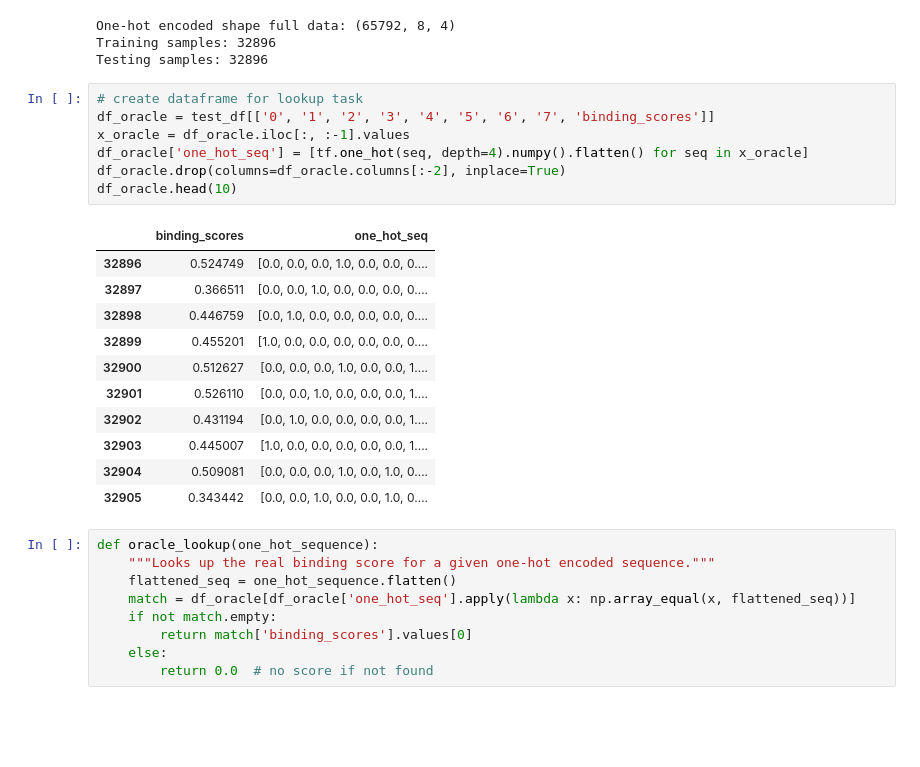
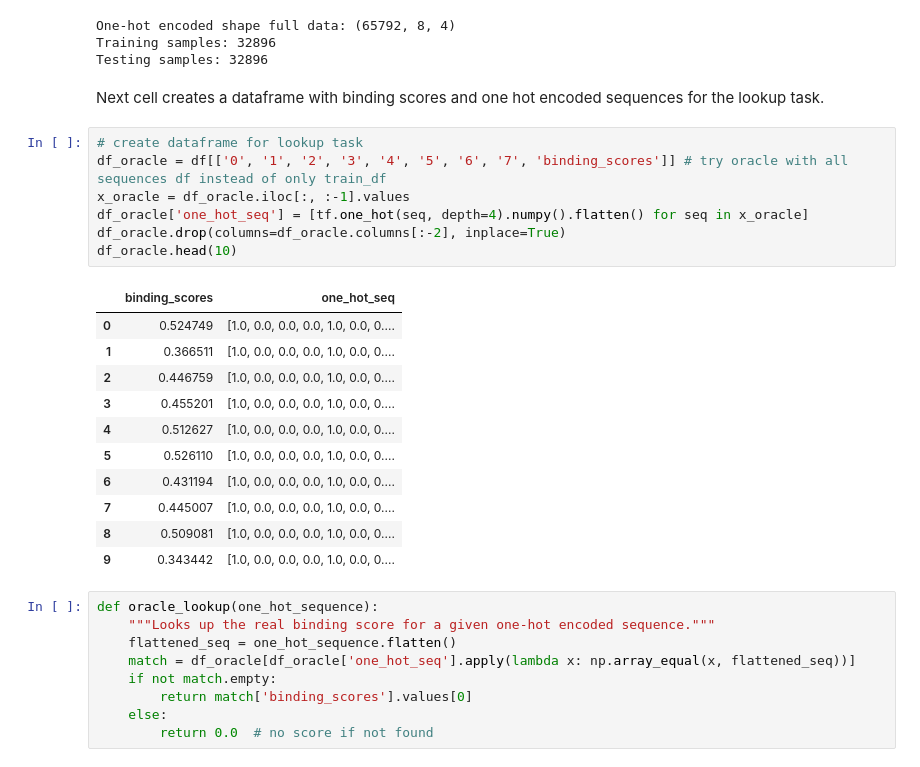
Before and after one commit to meier108/PracticalWork, a Jupyter notebook: main.ipynb, the cells around one changed output. Saved outputs shown, nothing was run; the diff lists cells and outputs as text; blank space fills up the shorter version.

```diff
--- a/main.ipynb
+++ b/main.ipynb
@@ -78,25 +78,27 @@ print(f'Testing samples: {x_test.shape[0]}')
 One-hot encoded shape full data: (65792, 8, 4)
 Training samples: 32896
 Testing samples: 32896
+# %% [markdown]
+Next cell creates a dataframe with binding scores and one hot encoded sequences for the lookup task.
 # %%
 # create dataframe for lookup task
-df_oracle = test_df[['0', '1', '2', '3', '4', '5', '6', '7', 'binding_scores']]
+df_oracle = df[['0', '1', '2', '3', '4', '5', '6', '7', 'binding_scores']] # try oracle with all sequences df instead of only train_df
 x_oracle = df_oracle.iloc[:, :-1].values
 df_oracle['one_hot_seq'] = [tf.one_hot(seq, depth=4).numpy().flatten() for seq in x_oracle]
 df_oracle.drop(columns=df_oracle.columns[:-2], inplace=True)
 df_oracle.head(10)
 # %% [output]
 |  | binding_scores | one_hot_seq |
-| 32896 | 0.524749 | [0.0, 0.0, 0.0, 1.0, 0.0, 0.0, 0.... |
-| 32897 | 0.366511 | [0.0, 0.0, 1.0, 0.0, 0.0, 0.0, 0.... |
-| 32898 | 0.446759 | [0.0, 1.0, 0.0, 0.0, 0.0, 0.0, 0.... |
-| 32899 | 0.455201 | [1.0, 0.0, 0.0, 0.0, 0.0, 0.0, 0.... |
-| 32900 | 0.512627 | [0.0, 0.0, 0.0, 1.0, 0.0, 0.0, 1.... |
-| 32901 | 0.526110 | [0.0, 0.0, 1.0, 0.0, 0.0, 0.0, 1.... |
-| 32902 | 0.431194 | [0.0, 1.0, 0.0, 0.0, 0.0, 0.0, 1.... |
-| 32903 | 0.445007 | [1.0, 0.0, 0.0, 0.0, 0.0, 0.0, 1.... |
-| 32904 | 0.509081 | [0.0, 0.0, 0.0, 1.0, 0.0, 1.0, 0.... |
-| 32905 | 0.343442 | [0.0, 0.0, 1.0, 0.0, 0.0, 1.0, 0.... |
+| 0 | 0.524749 | [1.0, 0.0, 0.0, 0.0, 1.0, 0.0, 0.... |
+| 1 | 0.366511 | [1.0, 0.0, 0.0, 0.0, 1.0, 0.0, 0.... |
+| 2 | 0.446759 | [1.0, 0.0, 0.0, 0.0, 1.0, 0.0, 0.... |
+| 3 | 0.455201 | [1.0, 0.0, 0.0, 0.0, 1.0, 0.0, 0.... |
+| 4 | 0.512627 | [1.0, 0.0, 0.0, 0.0, 1.0, 0.0, 0.... |
+| 5 | 0.526110 | [1.0, 0.0, 0.0, 0.0, 1.0, 0.0, 0.... |
+| 6 | 0.431194 | [1.0, 0.0, 0.0, 0.0, 1.0, 0.0, 0.... |
+| 7 | 0.445007 | [1.0, 0.0, 0.0, 0.0, 1.0, 0.0, 0.... |
+| 8 | 0.509081 | [1.0, 0.0, 0.0, 0.0, 1.0, 0.0, 0.... |
+| 9 | 0.343442 | [1.0, 0.0, 0.0, 0.0, 1.0, 0.0, 0.... |
 # %%
 def oracle_lookup(one_hot_sequence):
     """Looks up the real binding score for a given one-hot encoded sequence."""
```
Also changed, not shown: parts of 6 cells of this notebook.
